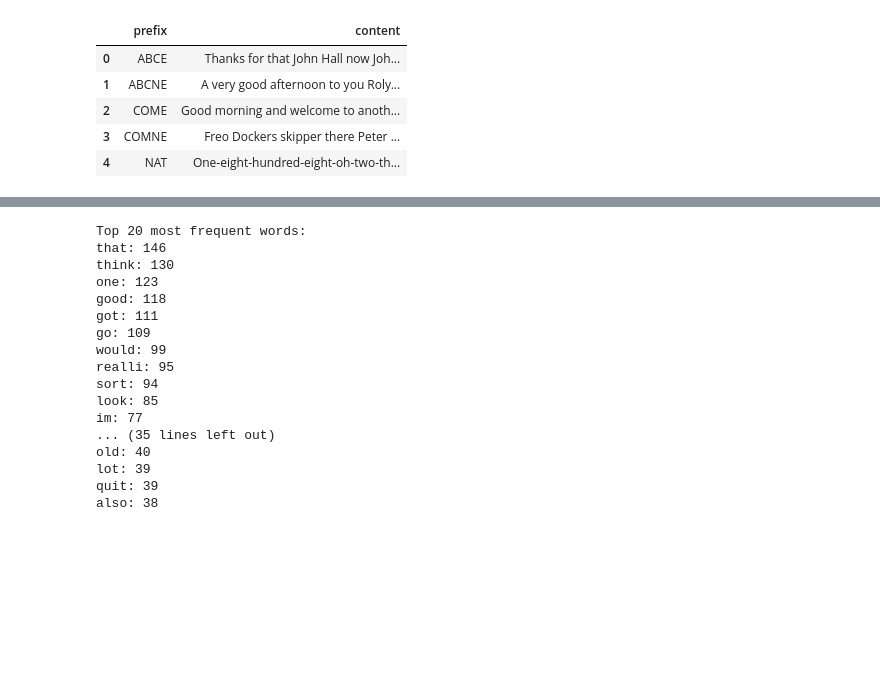
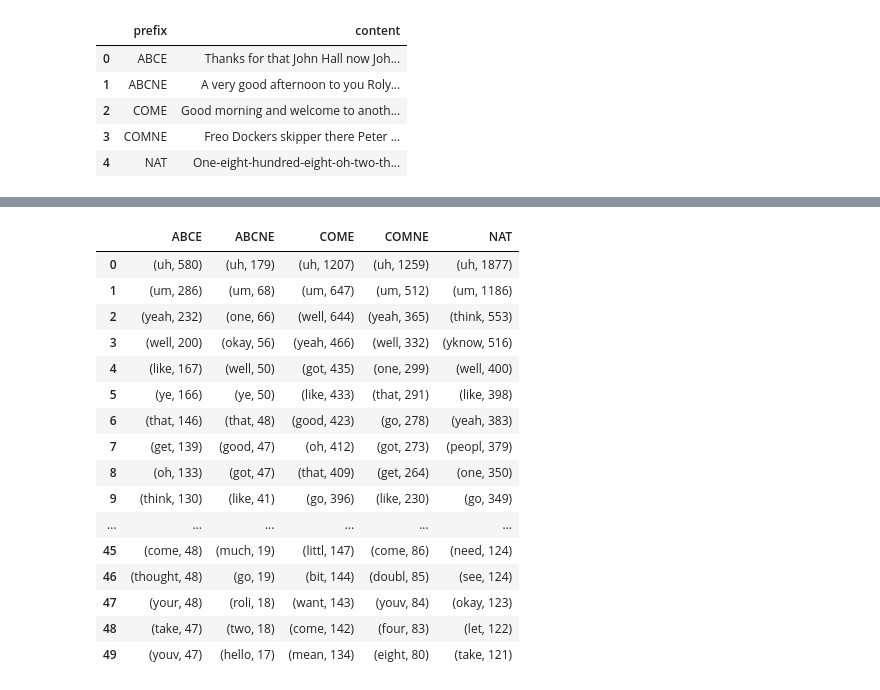
Before and after one commit to mas0ny1/Natural-Language-Processing-Portfolio, a Jupyter notebook: NLP Assignment 1.ipynb, the cells around one changed output, grey strips where cells are left out. Saved outputs shown, nothing was run; the diff lists cells and outputs as text; code cells hidden in the pictures; blank space fills up the shorter version.

```diff
--- a/NLP Assignment 1.ipynb
+++ b/NLP Assignment 1.ipynb
@@ -117,14 +142,6 @@ print(df)
 27   you're with Mel in the morning it's fourteen ...
 28   Five A M in New York hey. There's gotta be  s...
 29   Hello and welcome to the Chatroom with Gaby t...
-# %%
-for row, index in df.iterrows():
-    #print(df.iloc[row]['content'])
-    pass
-
-    #overwrite the content of the row with a tokenised version I think
-    #Lab 2 Part 2 DELETEE
-#https://colab.research.google.com/drive/1yM9TayztqQw9Z7gzcS4fnUoj5ssDd84q?usp=sharing
 # %%
 #Remove first entry (the dataset description)
 df = df.iloc[1:]
@@ -212,39 +196,33 @@ theyr: 82
-# %%
-# Custom punctuation and stopwords
-custom_punctuation = "''""…""...""``" '"' '-'  # Add any custom punctuation marks here
-custom_stopwords = ["uh", "well", "um", "yes", "yeah", "theyre", "get", "that", "like", "oh", "thank", "ive", "yep", "c", "okay", "your", "you're"]  # Add any custom stopwords here
-#yes and theyre are the full non-stemmed versions of "ye" and 'theyr"
-
-# Create preprocessor
-preprocessor = TextPreprocessor(custom_punctuation, custom_stopwords)
-
-# Preprocess the text
-#preprocessed_text = preprocessor.preprocess(article_text)
-
-preprocessed = df_combined.iloc[0]['content']
-# Preprocess the text
-processed = preprocessor.preprocess(preprocessed)
-
-word_freq = get_word_frequencies(processed, top_n=50)
-
-print("\nTop 20 most frequent words:")
-for word, count in word_freq:
-    print(f"{word}: {count}")
-# %% [output]
-Top 20 most frequent words:
-that: 146
-think: 130
-one: 123
-good: 118
-got: 111
-go: 109
-would: 99
-realli: 95
-sort: 94
-look: 85
-im: 77
-... (35 lines left out)
-old: 40
-lot: 39
-quit: 39
-also: 38
+# %%
+#testing without stop words
+custom_punctuation = "''""…""...""``" '"' '-'  # Add any custom punctuation marks here
+custom_stopwords = ["n", "c", "ih", "w"]
+preprocessor = TextPreprocessor(custom_punctuation, custom_stopwords)
+word_freqs = {}
+
+for index, row in df_combined.iterrows():
+    processed = preprocessor.preprocess(row['content'])
+    word_freqs[row['prefix']] = get_word_frequencies(processed, top_n=50)
+
+# Combine word frequencies into a DataFrame
+df_word_freqs = pd.DataFrame(word_freqs).fillna(0)
+# %%
+df_word_freqs
+# %% [output]
+|  | ABCE | ABCNE | COME | COMNE | NAT |
+| 0 | (uh, 580) | (uh, 179) | (uh, 1207) | (uh, 1259) | (uh, 1877) |
+| 1 | (um, 286) | (um, 68) | (um, 647) | (um, 512) | (um, 1186) |
+| 2 | (yeah, 232) | (one, 66) | (well, 644) | (yeah, 365) | (think, 553) |
+| 3 | (well, 200) | (okay, 56) | (yeah, 466) | (well, 332) | (yknow, 516) |
+| 4 | (like, 167) | (well, 50) | (got, 435) | (one, 299) | (well, 400) |
+| 5 | (ye, 166) | (ye, 50) | (like, 433) | (that, 291) | (like, 398) |
+| 6 | (that, 146) | (that, 48) | (good, 423) | (go, 278) | (yeah, 383) |
+| 7 | (get, 139) | (good, 47) | (oh, 412) | (got, 273) | (peopl, 379) |
+| 8 | (oh, 133) | (got, 47) | (that, 409) | (get, 264) | (one, 350) |
+| 9 | (think, 130) | (like, 41) | (go, 396) | (like, 230) | (go, 349) |
+| ... | ... | ... | ... | ... | ... |
+| 45 | (come, 48) | (much, 19) | (littl, 147) | (come, 86) | (need, 124) |
+| 46 | (thought, 48) | (go, 19) | (bit, 144) | (doubl, 85) | (see, 124) |
+| 47 | (your, 48) | (roli, 18) | (want, 143) | (youv, 84) | (okay, 123) |
+| 48 | (take, 47) | (two, 18) | (come, 142) | (four, 83) | (let, 122) |
+| 49 | (youv, 47) | (hello, 17) | (mean, 134) | (eight, 80) | (take, 121) |
```
Also changed, not shown: parts of 18 cells of this notebook.
